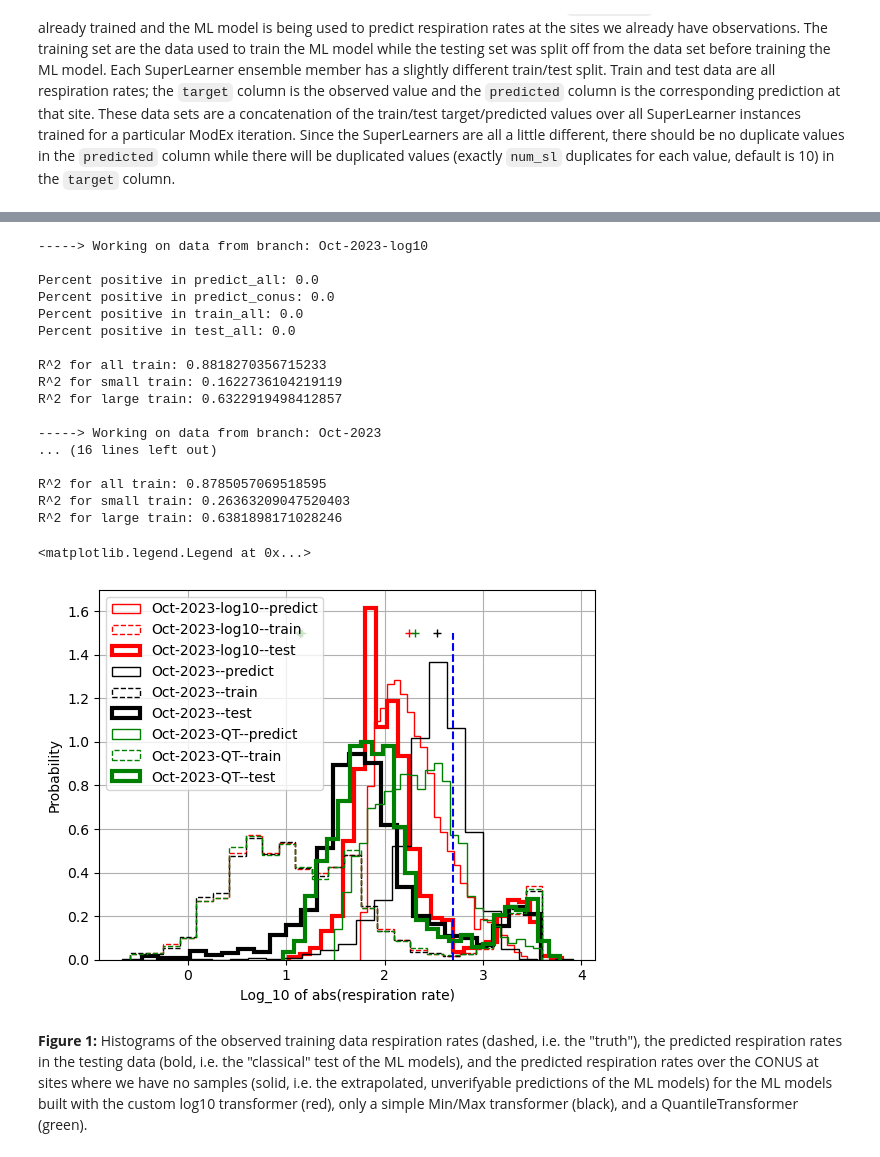
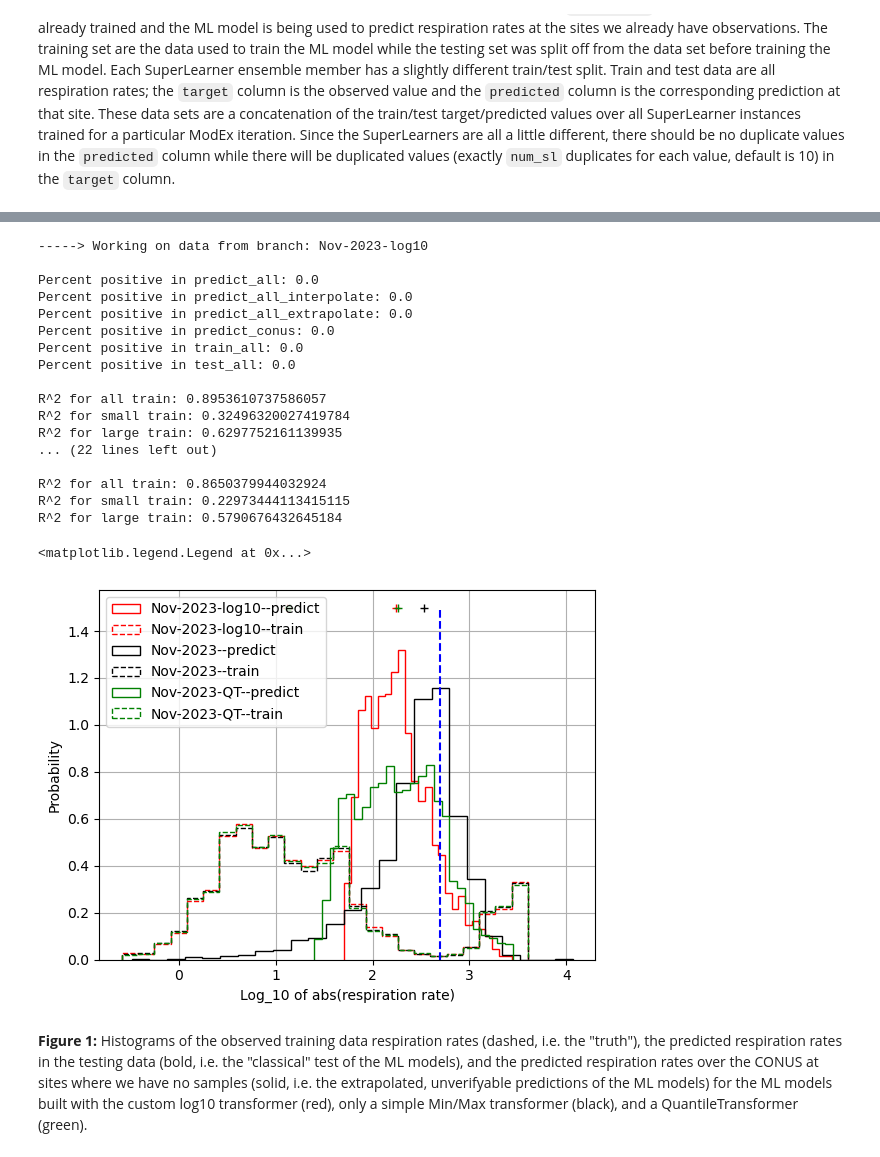
Before and after one commit to WHONDRS-Hub/ICON-ModEx_Open_Manuscript, a Jupyter notebook: fig02-resp-rate-hist/step_01_get_and_sketch_data.ipynb, the cells around one changed output, grey strips where cells are left out. Saved outputs shown, nothing was run; the diff lists cells and outputs as text; code cells hidden in the pictures.

Commit message:
Update data to Nov-2023, compare interpolation/extrapolation histograms

```diff
--- a/fig02-resp-rate-hist/step_01_get_and_sketch_data.ipynb
+++ b/fig02-resp-rate-hist/step_01_get_and_sketch_data.ipynb
@@ -147,6 +199,8 @@ for bb,branch in enumerate(list_branches):
 
     # Load consolidated data
     predict_all = pd.read_csv(branch+'--predict_all.csv')
+    predict_all_interpolate = pd.read_csv(branch+'--predict_all_interpolate.csv')
+    predict_all_extrapolate = pd.read_csv(branch+'--predict_all_extrapolate.csv')
     train_all = pd.read_csv(branch+'--train_all.csv')
     test_all = pd.read_csv(branch+'--test_all.csv')
     predict_conus = pd.read_csv(branch+'--predict_conus.csv')
@@ -154,6 +208,8 @@ for bb,branch in enumerate(list_branches):
     # Write out a summary of the data
     print(' ')
     print('Percent positive in predict_all: '+str(get_percent_positive(predict_all)))
+    print('Percent positive in predict_all_interpolate: '+str(get_percent_positive(predict_all_interpolate)))
+    print('Percent positive in predict_all_extrapolate: '+str(get_percent_positive(predict_all_extrapolate)))
     print('Percent positive in predict_conus: '+str(get_percent_positive(predict_conus)))
     print('Percent positive in train_all: '+str(get_percent_positive(train_all,'predicted')))
     print('Percent positive in test_all: '+str(get_percent_positive(test_all,'predicted')))
@@ -165,10 +221,16 @@ for bb,branch in enumerate(list_branches):
     # We want to see whether the ML model makes bimodal predictions "at scale"
     # (with many predictions) - but we cannot access the accuracy of this result
     # since there are no observed values to compare to.
+    #n, bins, patches = ax.hist(
+    #    np.log10(np.abs(predict_conus['Normalized_Respiration_Rate_mg_DO_per_H_per_L_sediment'])),
+    #    num_bins, density=True, histtype="step",
+    #    linestyle=('solid'), color=(branch_colors[bb]))
+
     n, bins, patches = ax.hist(
         np.log10(np.abs(predict_conus['Normalized_Respiration_Rate_mg_DO_per_H_per_L_sediment'])),
         num_bins, density=True, histtype="step",
         linestyle=('solid'), color=(branch_colors[bb]))
+    legend_list.append(branch+'--predict')
 
     # We display the distribution of the training set target (observed)
     # values to show the "truth"
@@ -176,58 +238,55 @@ for bb,branch in enumerate(list_branches):
         np.log10(np.abs(train_all['target'])),
         num_bins, density=True, histtype="step",
         linestyle=('dashed'), color=(branch_colors[bb]))
+    legend_list.append(branch+'--train')
 
     # We display the distribution of the testing set predictions as
     # a classical way of assessing the ML model
-    n, bins, patches = ax.hist(
-        np.log10(np.abs(test_all['predicted'])),
-        num_bins, density=True, histtype="step",
-        linestyle=('solid'), color=(branch_colors[bb]), linewidth=3)
-
-    # Add the lines drawn to the list
-    legend_list.append(branch+'--predict')
-    legend_list.append(branch+'--train')
-    legend_list.append(branch+'--test')
+    #n, bins, patches = ax.hist(
+    #    np.log10(np.abs(test_all['predicted'])),
+    #    num_bins, density=True, histtype="step",
+    #    linestyle=('solid'), color=(branch_colors[bb]), linewidth=3)
+    #legend_list.append(branch+'--test')
 
     # Plot the median for each histogram
     ax.plot([
         np.median(np.log10(np.abs(predict_conus['Normalized_Respiration_Rate_mg_DO_per_H_per_L_sediment'])))],
         [1.5],branch_colors[bb]+'+',label='_nolegend_')
     ax.plot([
         np.median(np.log10(np.abs(train_all['target'])))],
         [1.5],branch_colors[bb]+'.',label='_nolegend_')
     ax.plot([
         np.median(np.log10(np.abs(test_all['target'])))],
         [1.5],branch_colors[bb]+'+',label='_nolegend_')
 
 # Add the line for visualizing where the cut off is:
 ax.plot([np.log10(np.abs(rr_bnd)),np.log10(np.abs(rr_bnd))],[0,1.5],'b--')
 
 # Labels
 ax.set_ylabel('Probability')
 ax.set_xlabel('Log_10 of abs(respiration rate)')
 ax.grid()
 ax.legend(legend_list)
 # %% [output]
------> Working on data from branch: Oct-2023-log10
+-----> Working on data from branch: Nov-2023-log10
 
 Percent positive in predict_all: 0.0
+Percent positive in predict_all_interpolate: 0.0
+Percent positive in predict_all_extrapolate: 0.0
 Percent positive in predict_conus: 0.0
 Percent positive in train_all: 0.0
 Percent positive in test_all: 0.0
 
-R^2 for all train: 0.8818270356715233
-R^2 for small train: 0.1622736104219119
-R^2 for large train: 0.6322919498412857
+R^2 for all train: 0.8953610737586057
+R^2 for small train: 0.32496320027419784
+R^2 for large train: 0.6297752161139935
+... (22 lines left out)
 
------> Working on data from branch: Oct-2023
-... (16 lines left out)
-
-R^2 for all train: 0.8785057069518595
-R^2 for small train: 0.26363209047520403
-R^2 for large train: 0.6381898171028246
+R^2 for all train: 0.8650379944032924
+R^2 for small train: 0.22973444113415115
+R^2 for large train: 0.5790676432645184
 <matplotlib.legend.Legend at 0x...>
-[figure, old version]
+[figure, new version]
 # %% [markdown]
 **Figure 1:** Histograms of the observed training data respiration rates (dashed, i.e. the "truth"), the predicted respiration rates in the testing data (bold, i.e. the "classical" test of the ML models), and the predicted respiration rates over the CONUS at sites where we have no samples (solid, i.e. the extrapolated, unverifyable predictions of the ML models) for the ML models built with the custom log10 transformer (red), only a simple Min/Max transformer (black), and a QuantileTransformer (green).
 # %% [markdown]
```
Also changed, not shown: parts of 6 cells of this notebook, 30 other files.
